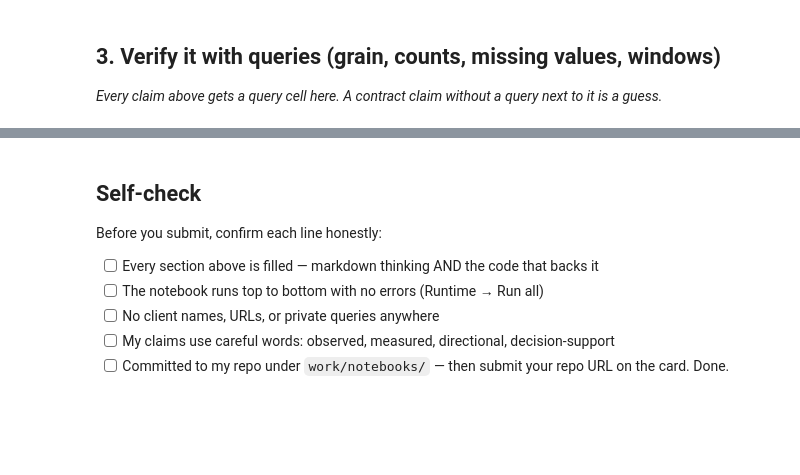
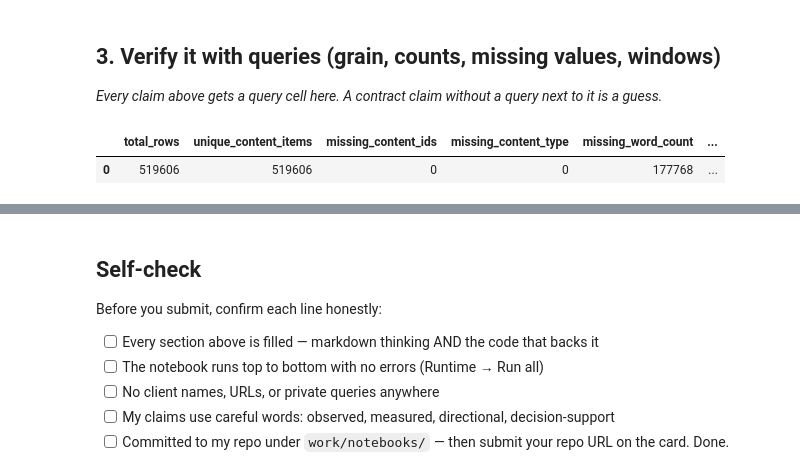
Before and after one commit to joudData/flyrank-ml-internship, a Jupyter notebook: work/notebooks/w03_data_contract.ipynb, the cells around one changed output, grey strips where cells are left out. Drawn from its saved outputs; the diff is of its cells as text; code cells hidden in the pictures; blank space fills up the shorter version.

```diff
--- a/work/notebooks/w03_data_contract.ipynb
+++ b/work/notebooks/w03_data_contract.ipynb
@@ -24,3 +54,34 @@ This skeleton is yours to fill. Work the sections **in order** — each one has
 ## 3. Verify it with queries (grain, counts, missing values, windows)
 
 *Every claim above gets a query cell here. A contract claim without a query next to it is a guess.*
+# %%
+
+grain_check = con.execute("""
+SELECT
+    COUNT(*) AS total_rows,
+    COUNT(DISTINCT content_hash_id) AS unique_content_items,
+    COUNT(*) FILTER (
+        WHERE content_hash_id IS NULL
+    ) AS missing_content_ids,
+    COUNT(*) FILTER (
+        WHERE content_type IS NULL
+    ) AS missing_content_type,
+    COUNT(*) FILTER (
+        WHERE word_count IS NULL
+    ) AS missing_word_count,
+    COUNT(*) FILTER (
+        WHERE char_count IS NULL
+    ) AS missing_char_count,
+    COUNT(*) FILTER (
+        WHERE keyword_token_count IS NULL
+    ) AS missing_keyword_token_count,
+    COUNT(*) FILTER (
+        WHERE category_count IS NULL
+    ) AS missing_category_count
+FROM content
+""").df()
+
+display(grain_check)
+# %% [output]
+|  | total_rows | unique_content_items | missing_content_ids | missing_content_type | missing_word_count | ... |
+| 0 | 519606 | 519606 | 0 | 0 | 177768 | ... |
```
Also changed, not shown: parts of 17 cells of this notebook.
